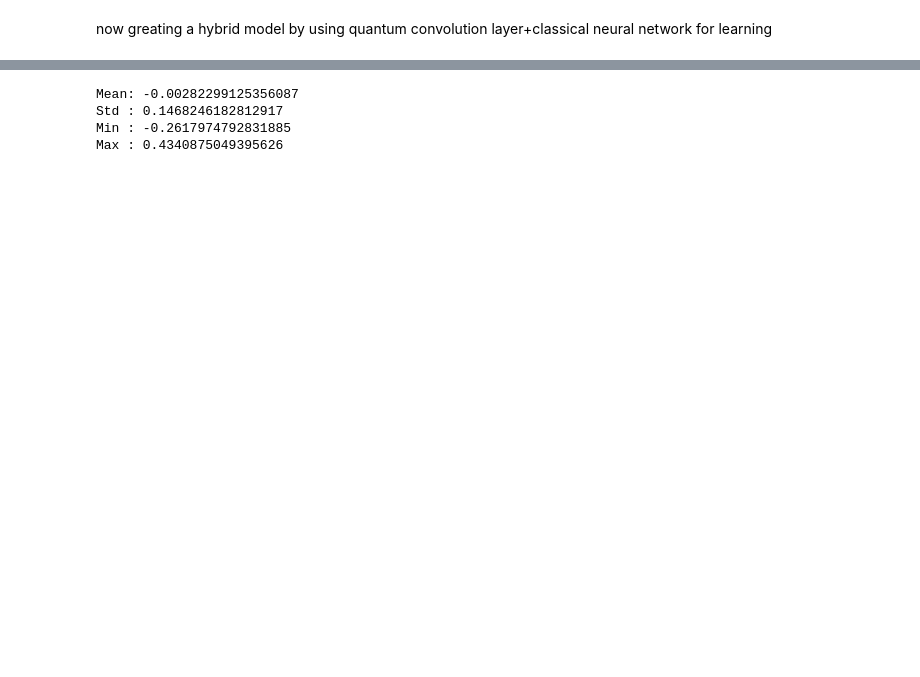
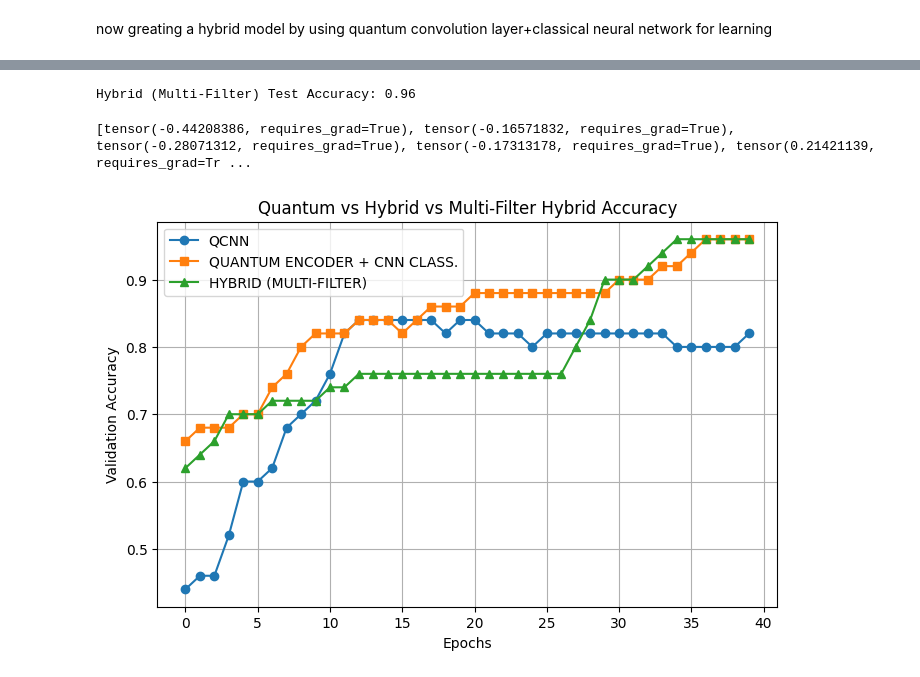
Before and after one commit to krsna-thecoder/CNN---DEEP-LEARNING, a Jupyter notebook: four_qubits.ipynb, the cells around one changed output, grey strips where cells are left out. Saved outputs shown, nothing was run; the diff lists cells and outputs as text; code cells hidden in the pictures; blank space fills up the shorter version.

Commit message:
implemented a hybrid containing multiple quantum filter for more feature extraction

```diff
--- a/four_qubits.ipynb
+++ b/four_qubits.ipynb
@@ -360,13 +334,0 @@ def classical_head_multi(params, q_features):
-# %%
-def hybrid_multi_forward(weights_q_list, weights_c, x):
-    features = []
-    for qnode, wq in zip(quantum_filters, weights_q_list):
-        features.extend(qnode(wq, x))  # ← numeric now
-    return classical_head_multi(weights_c, np.array(features))
-# %%
-def hybrid_multi_loss(weights_q_list, weights_c):
-    loss = 0
-    for i in range(200):
-        pred = hybrid_multi_forward(weights_q_list, weights_c, x_train_4[i])
-        loss += (pred - y_train[i])**2
-    return loss / 200
@@ -373,15 +385,18 @@ def hybrid_multi_loss(weights_q_list, weights_c):
 # %%
 multi_hybrid_acc_history = []
-
 opt = qml.AdamOptimizer(0.02)
 
+print("Starting Multi-Filter Training...")
+
 for epoch in range(40):
+    # Optimization step
     weights_q_multi, weights_c_multi = opt.step(
-        hybrid_multi_loss,
+        lambda q, c: hybrid_multi_loss(q, c),
         weights_q_multi,
         weights_c_multi
     )
 
+    # Calculate Accuracy on Test Set (first 50 samples)
     acc = np.mean([
         np.sign(hybrid_multi_forward(weights_q_multi, weights_c_multi, x_test_4[i]))
         == y_test[i]
@@ -389,5 +404,6 @@ for epoch in range(40):
     ])
 
     multi_hybrid_acc_history.append(acc)
-    print(f"Epoch {epoch+1} | Hybrid (Multi Filter) Accuracy: {acc:.3f}")
+
+    print(f"Epoch {epoch+1} | Hybrid (3 Filters) Accuracy: {acc:.3f}")
 # %% [output]
@@ -411,15 +427,41 @@ Epoch 40 | Hybrid (Multi Filter) Accuracy: 0.360
+# %%
+# Calculating the accuracy for the multi-filter hybrid model
+def hybrid_multi_accuracy(weights_q_multi, weights_c_multi, X, Y):
+    preds = []
+    for x in X:
+        val = hybrid_multi_forward(weights_q_multi, weights_c_multi, x)
+        preds.append(1 if val > 0 else -1)
+    return np.mean(np.array(preds) == Y)
+
+print("Hybrid (Multi-Filter) Test Accuracy:",
+      hybrid_multi_accuracy(weights_q_multi, weights_c_multi, x_test_4[:50], y_test[:50]))
+# %% [output]
+Hybrid (Multi-Filter) Test Accuracy: 0.96
 # %%
-outputs = [
-    hybrid_multi_forward(weights_q_multi, weights_c_multi, x)
-    for x in x_test_4[:50]
-]
+hybrid_multi_preds = [hybrid_multi_forward(weights_q_multi, weights_c_multi, x)
+                      for x in x_test_4[:50]]
 
-print("Mean:", np.mean(outputs))
-print("Std :", np.std(outputs))
-print("Min :", min(outputs))
-print("Max :", max(outputs))
+print(hybrid_multi_preds)
 # %% [output]
-Mean: -0.00282299125356087
-Std : 0.1468246182812917
-Min : -0.2617974792831885
-Max : 0.4340875049395626
+[tensor(-0.44208386, requires_grad=True), tensor(-0.16571832, requires_grad=True), tensor(-0.28071312, requires_grad=True), tensor(-0.17313178, requires_grad=True), tensor(0.21421139, requires_grad=Tr ...
+# %%
+plt.figure(figsize=(8,5))
+
+# 1. Pure Quantum CNN
+plt.plot(qcnn_acc_history, label="QCNN", marker='o')
+
+# 2. Hybrid (Single Filter)
+plt.plot(hybrid_acc_history, label="QUANTUM ENCODER + CNN CLASS.", marker='s')
+
+# 3. Hybrid (Multiple Filters) - NEW ADDITION
+plt.plot(multi_hybrid_acc_history, label="HYBRID (MULTI-FILTER)", marker='^')
+
+plt.xlabel("Epochs")
+plt.ylabel("Validation Accuracy")
+plt.title("Quantum vs Hybrid vs Multi-Filter Hybrid Accuracy")
+plt.legend()
+plt.grid(True)
+
+plt.show()
+# %% [output]
+[figure, added]
```
Also changed, not shown: parts of 15 cells of this notebook.
